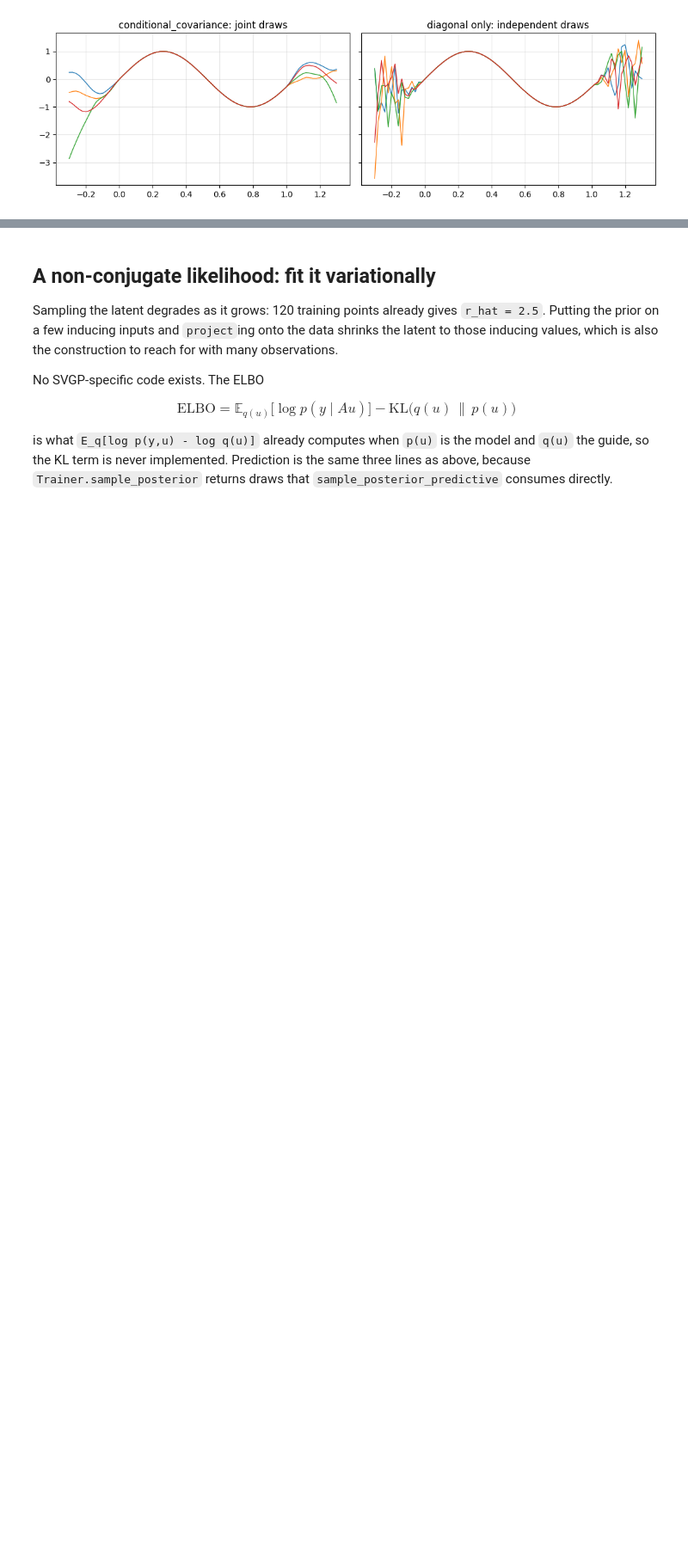
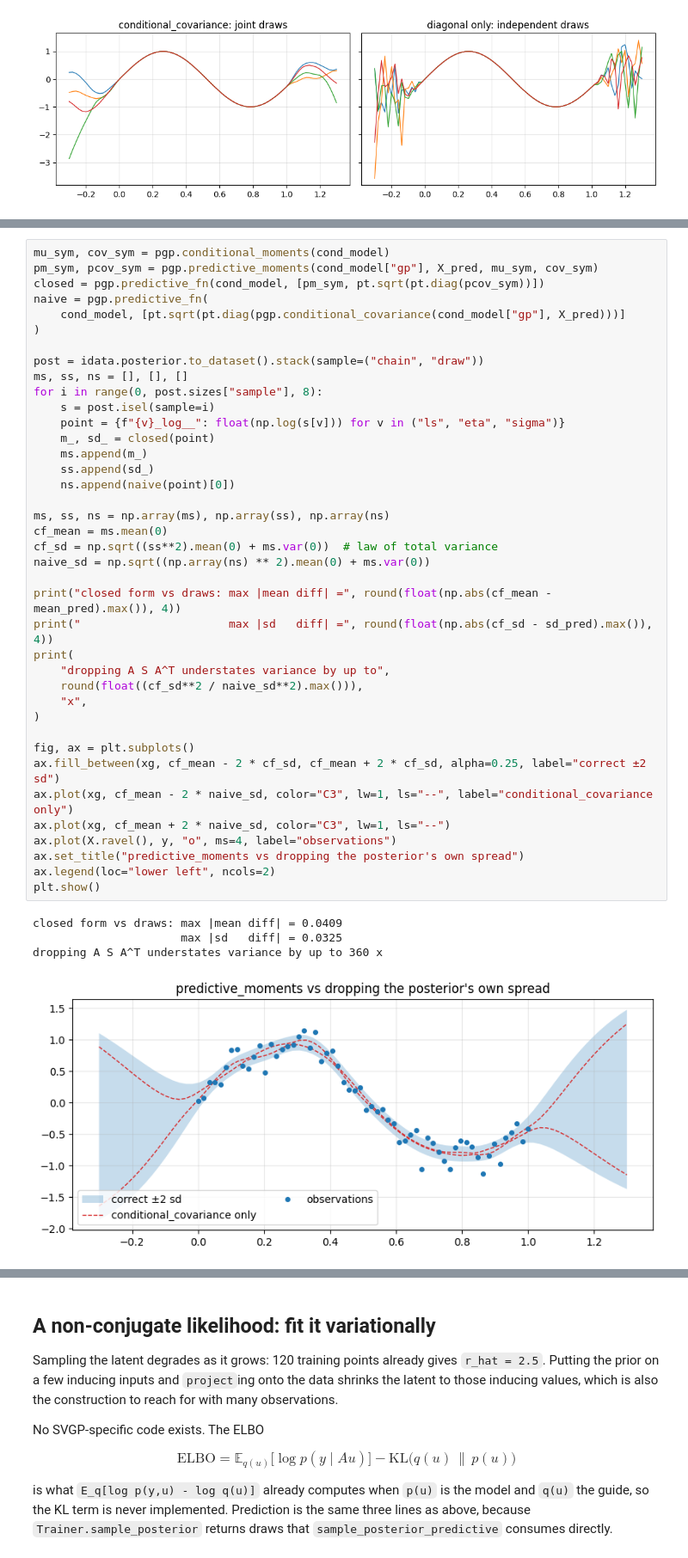
Before and after one commit to ricardoV94/pymc-extras, a Jupyter notebook: notebooks/gp_api.ipynb, the cells around one changed output, grey strips where cells are left out. Shown at 86% size. Drawn from its saved outputs; the diff is of its cells as text; blank space fills up the shorter version.

```diff
--- a/notebooks/gp_api.ipynb
+++ b/notebooks/gp_api.ipynb
@@ -283,0 +283,44 @@ and `sample_vars` is what forces a redraw rather than echoing the trace.
+# %%
+mu_sym, cov_sym = pgp.conditional_moments(cond_model)
+pm_sym, pcov_sym = pgp.predictive_moments(cond_model["gp"], X_pred, mu_sym, cov_sym)
+closed = pgp.predictive_fn(cond_model, [pm_sym, pt.sqrt(pt.diag(pcov_sym))])
+naive = pgp.predictive_fn(
+    cond_model, [pt.sqrt(pt.diag(pgp.conditional_covariance(cond_model["gp"], X_pred)))]
+)
+
+post = idata.posterior.to_dataset().stack(sample=("chain", "draw"))
+ms, ss, ns = [], [], []
+for i in range(0, post.sizes["sample"], 8):
+    s = post.isel(sample=i)
+    point = {f"{v}_log__": float(np.log(s[v])) for v in ("ls", "eta", "sigma")}
+    m_, sd_ = closed(point)
+    ms.append(m_)
+    ss.append(sd_)
+    ns.append(naive(point)[0])
+
+ms, ss, ns = np.array(ms), np.array(ss), np.array(ns)
+cf_mean = ms.mean(0)
+cf_sd = np.sqrt((ss**2).mean(0) + ms.var(0))  # law of total variance
+naive_sd = np.sqrt((np.array(ns) ** 2).mean(0) + ms.var(0))
+
+print("closed form vs draws: max |mean diff| =", round(float(np.abs(cf_mean - mean_pred).max()), 4))
+print("                      max |sd   diff| =", round(float(np.abs(cf_sd - sd_pred).max()), 4))
+print(
+    "dropping A S A^T understates variance by up to",
+    round(float((cf_sd**2 / naive_sd**2).max())),
+    "x",
+)
+
+fig, ax = plt.subplots()
+ax.fill_between(xg, cf_mean - 2 * cf_sd, cf_mean + 2 * cf_sd, alpha=0.25, label="correct ±2 sd")
+ax.plot(xg, cf_mean - 2 * naive_sd, color="C3", lw=1, ls="--", label="conditional_covariance only")
+ax.plot(xg, cf_mean + 2 * naive_sd, color="C3", lw=1, ls="--")
+ax.plot(X.ravel(), y, "o", ms=4, label="observations")
+ax.set_title("predictive_moments vs dropping the posterior's own spread")
+ax.legend(loc="lower left", ncols=2)
+plt.show()
+# %% [output]
+closed form vs draws: max |mean diff| = 0.0409
+                      max |sd   diff| = 0.0325
+dropping A S A^T understates variance by up to 360 x
+[figure, added]
```
Also changed, not shown: parts of 18 cells of this notebook, 3 other files.
